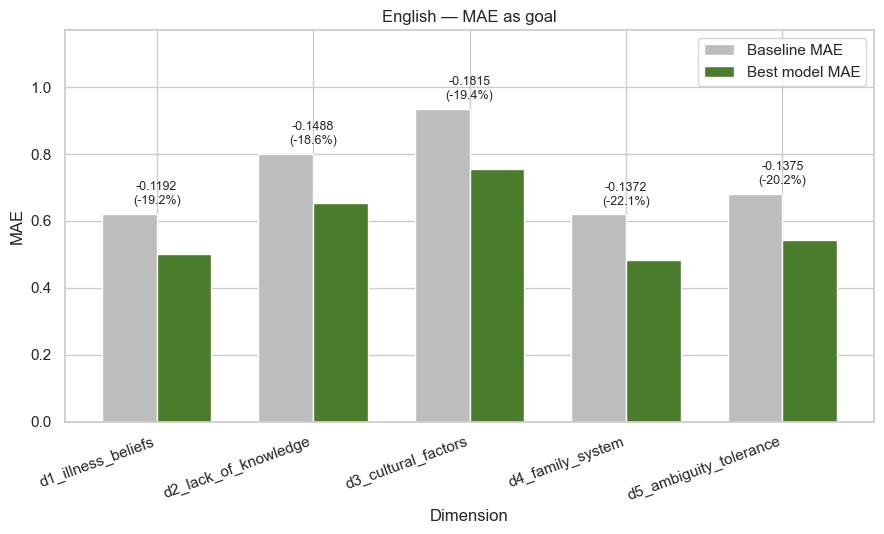
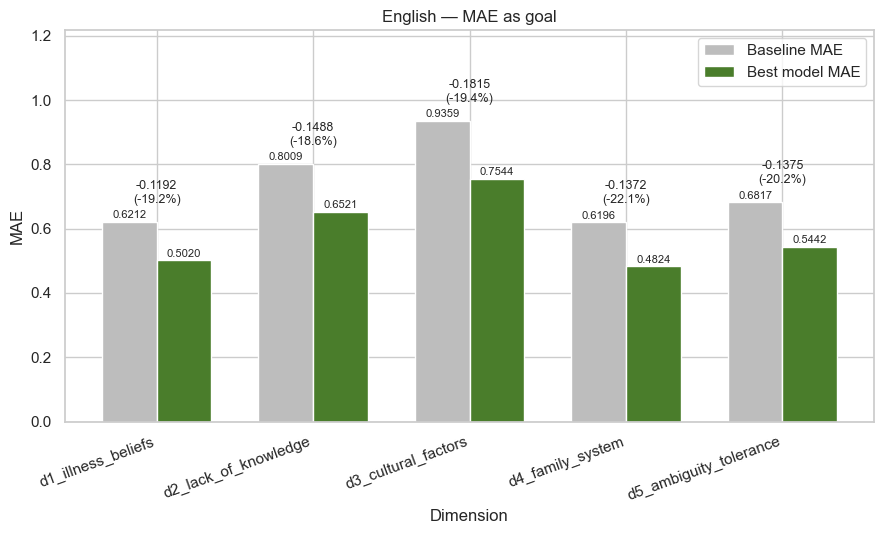
Unified diff of the notebook cell whose output changed from the first chart to the second:
--- before
+++ after
@@ -12,6 +12,12 @@
 
     plt.figure(figsize=(9, 5.5))
-    plt.bar(x - width / 2, bvb[f"baseline_{metric}"], width, label=f"Baseline {metric}", color="#bdbdbd")
-    plt.bar(x + width / 2, bvb[metric], width, label=f"Best model {metric}", color="#4a7d2b")
+    baseline_bars = plt.bar(x - width / 2, bvb[f"baseline_{metric}"], width, label=f"Baseline {metric}", color="#bdbdbd")
+    best_bars = plt.bar(x + width / 2, bvb[metric], width, label=f"Best model {metric}", color="#4a7d2b")
+
+    for bars in (baseline_bars, best_bars):
+        for bar in bars:
+            height = bar.get_height()
+            plt.text(bar.get_x() + bar.get_width() / 2, height + 0.005, f"{height:.4f}",
+                      ha="center", va="bottom", fontsize=8)
 
     for xi, base, best, imp, imp_pct in zip(
@@ -19,10 +25,10 @@
     ):
         top = max(base, best)
-        plt.text(xi, top + 0.02, f"-{imp:.4f}\n(-{imp_pct:.1f}%)", ha="center", va="bottom", fontsize=9)
+        plt.text(xi, top + 0.05, f"-{imp:.4f}\n(-{imp_pct:.1f}%)", ha="center", va="bottom", fontsize=9)
 
     plt.xticks(x, bvb["dimension"], rotation=20, ha="right")
     plt.xlabel("Dimension")
     plt.ylabel(metric)
-    plt.ylim(0, bvb[[f"baseline_{metric}", metric]].values.max() * 1.25)
+    plt.ylim(0, bvb[[f"baseline_{metric}", metric]].values.max() * 1.3)
     plt.title(cfg["label"])
     plt.legend()

Commit: updated aproach 1 visuals